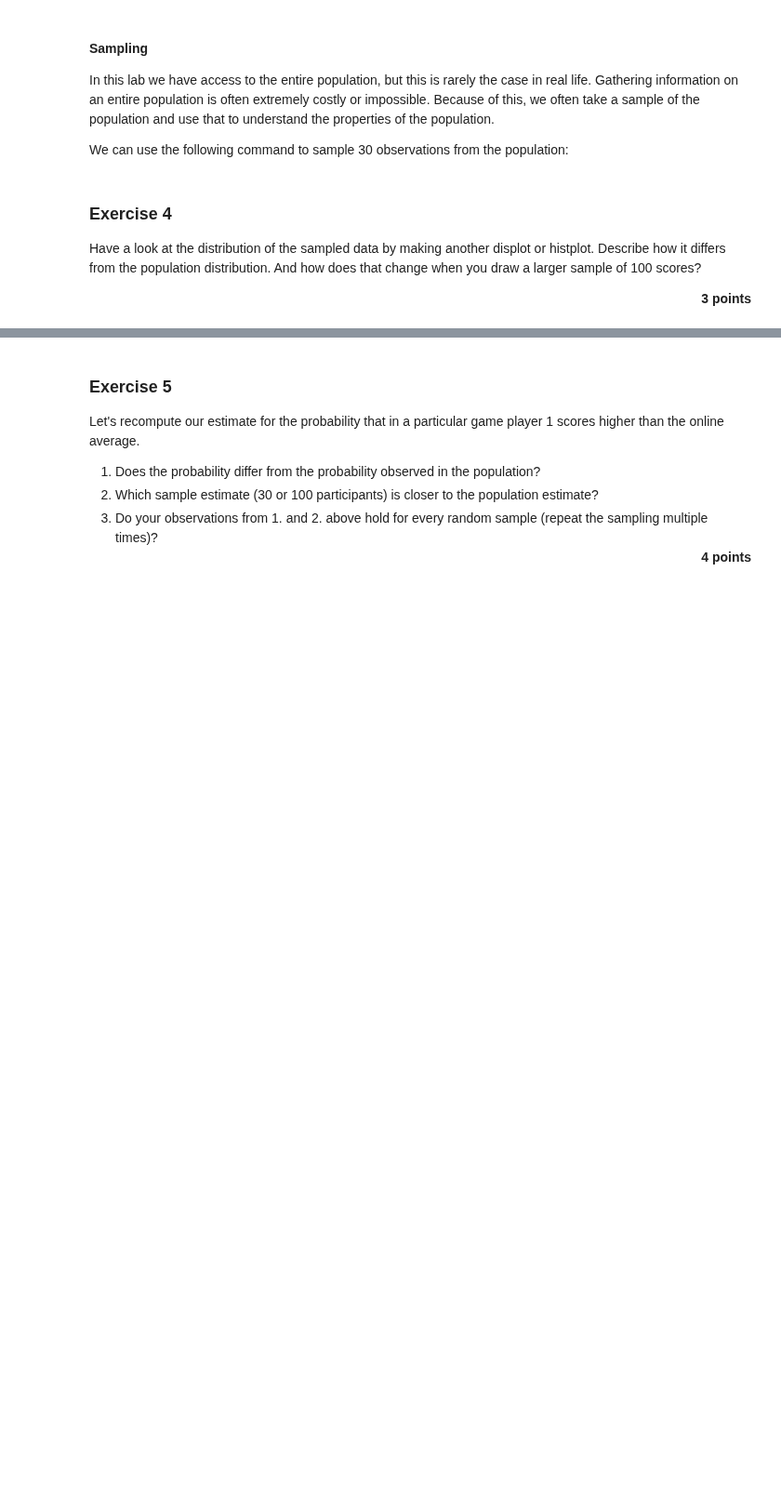
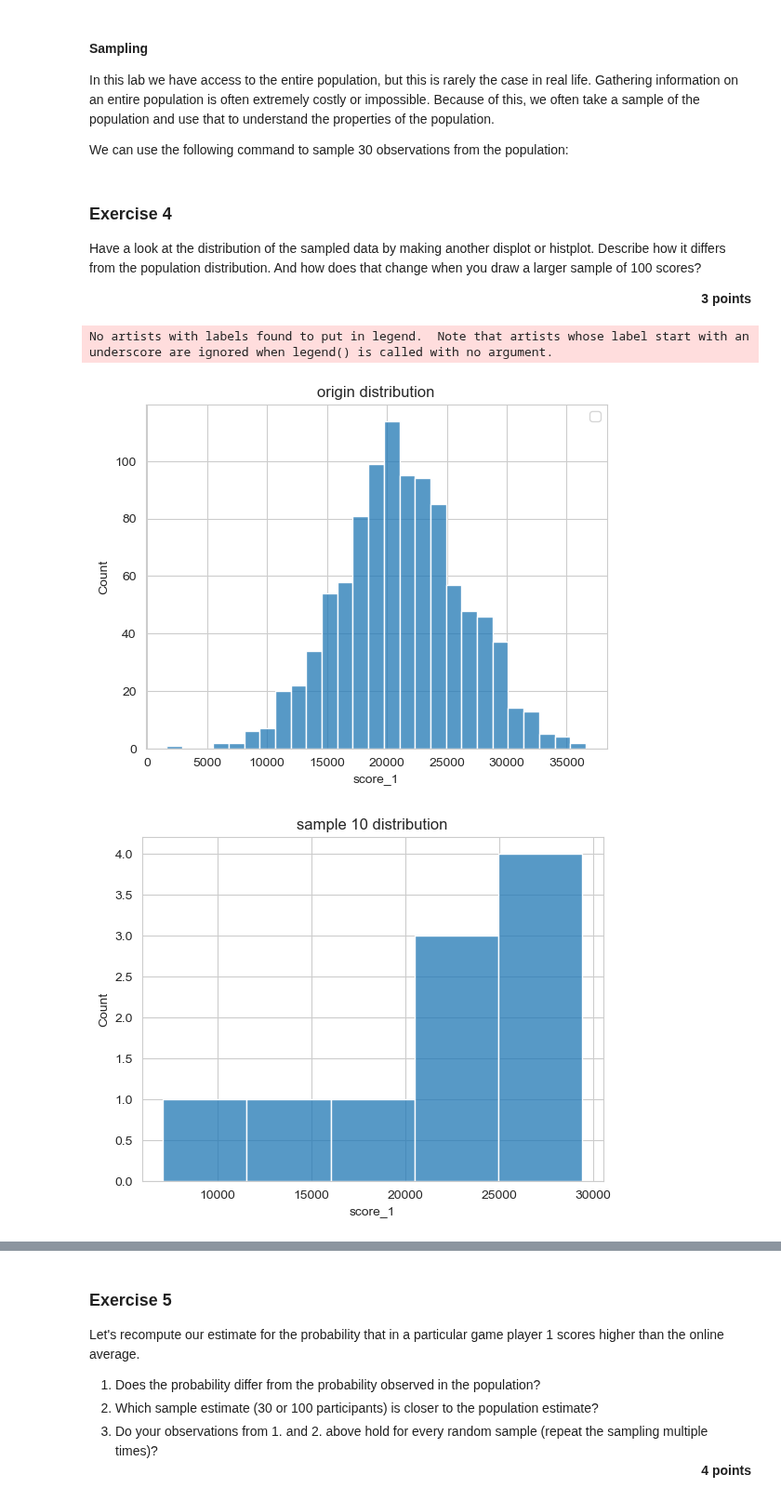
Before and after one commit to felixleopold/Frequentist-Statistics, a Jupyter notebook: FS_Assignment2/Assignment2.ipynb, the cells around one changed output, grey strips where cells are left out. Shown at 93% size. Saved outputs shown, nothing was run; the diff lists cells and outputs as text; code cells hidden in the pictures; blank space fills up the shorter version.

```diff
--- a/FS_Assignment2/Assignment2.ipynb
+++ b/FS_Assignment2/Assignment2.ipynb
@@ -97,0 +125,29 @@ Have a look at the distribution of the sampled data by making another displot or
+# %%
+# your code/answer here
+
+origin = breakout_score['score_1']
+sample_10 = breakout_score['score_1'].sample(10)
+
+sample_100 = breakout_score['score_1'].sample(100)
+
+sns.histplot(origin)
+plt.title("origin distribution")
+plt.legend()
+plt.show()
+sns.histplot(sample_10)
+plt.title("sample 10 distribution")
+plt.show()
+sns.histplot(sample_100)
+plt.title("sample 100 distribution")
+plt.show()
+
+#Answer
+#With small samples (10), the distribution can look very different from Origin.
+#The values will be more biased towards a particular range.
+
+#However, when the sample size is increased to 100, the distribution becomes closer to Origin.
+#The larger the sample size may be the more accurate and it appears to reflect characteristics such as mean, variance and shape.
+# %% [output]
+No artists with labels found to put in legend.  Note that artists whose label start with an underscore are ignored when legend() is called with no argument.
+[figure, added]
+[figure, added]
```
Also changed, not shown: parts of 9 cells of this notebook.
